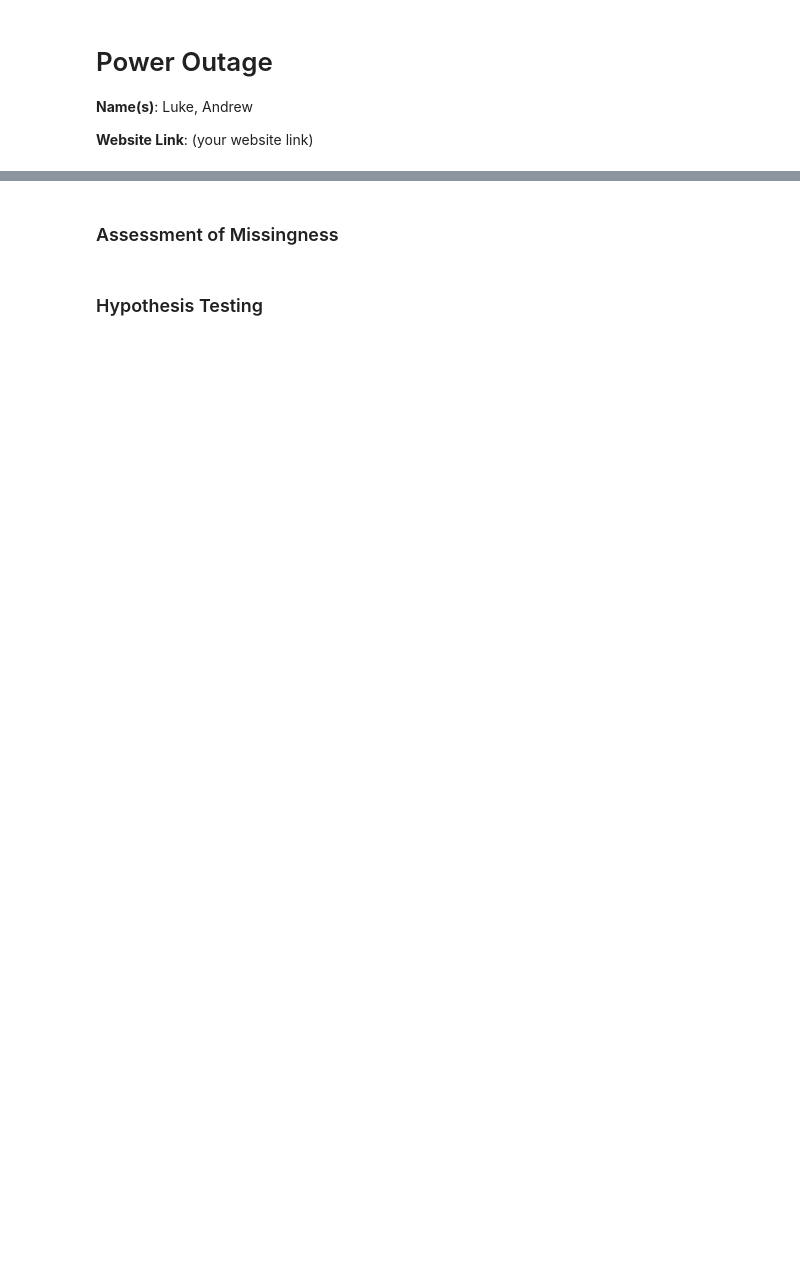
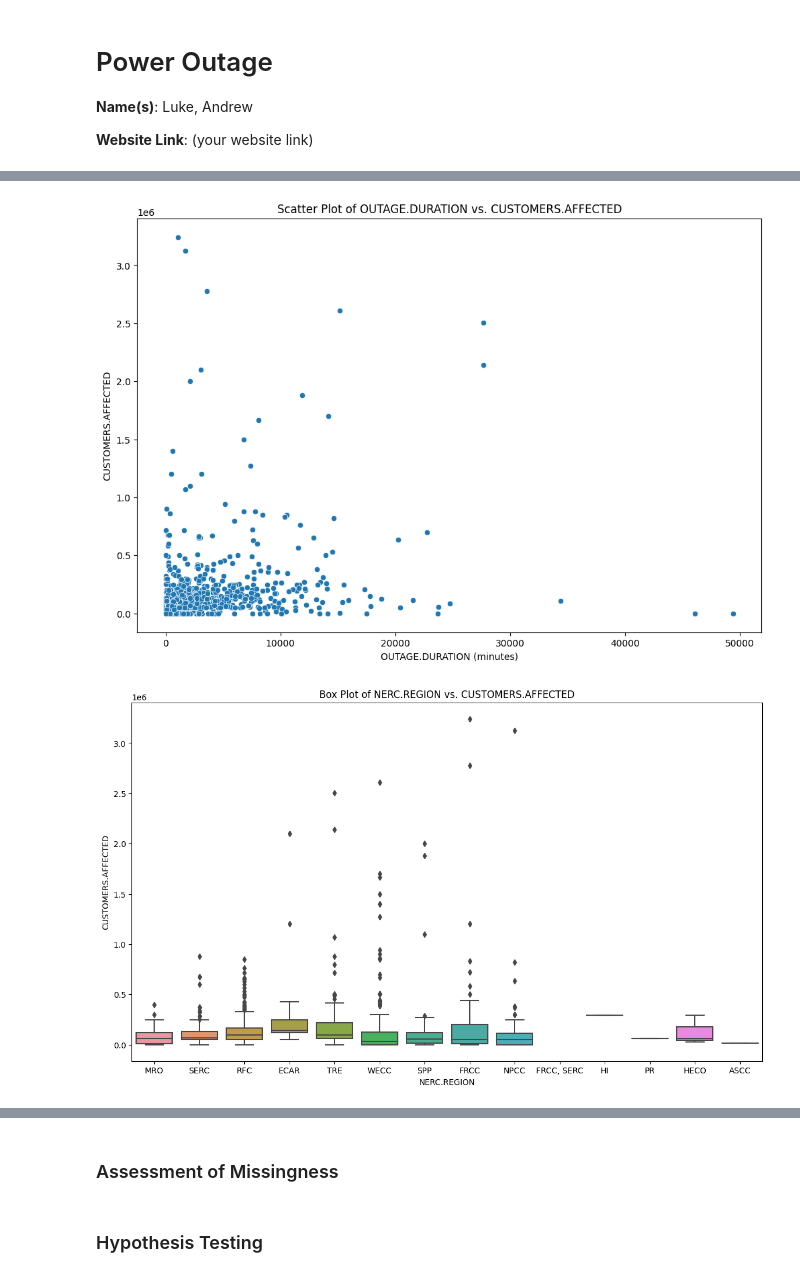
Before and after one commit to ayinfly/lights-out, a Jupyter notebook: template.ipynb, the cells around one changed output, grey strips where cells are left out. Drawn from its saved outputs; the diff is of its cells as text; code cells hidden in the pictures; blank space fills up the shorter version.

```diff
--- a/template.ipynb
+++ b/template.ipynb
@@ -52,0 +186,19 @@ KeyError: 'variables'
+# %%
+# Scatter plot of OUTAGE.DURATION vs. CUSTOMERS.AFFECTED
+plt.figure(figsize=(12, 8))
+sns.scatterplot(x='OUTAGE.DURATION', y='CUSTOMERS.AFFECTED', data=outage_cleaned)
+plt.title('Scatter Plot of OUTAGE.DURATION vs. CUSTOMERS.AFFECTED')
+plt.xlabel('OUTAGE.DURATION (minutes)')
+plt.ylabel('CUSTOMERS.AFFECTED')
+plt.show()
+
+# Box plot of NERC.REGION vs. CUSTOMERS.AFFECTED
+plt.figure(figsize=(14, 8))
+sns.boxplot(x='NERC.REGION', y='CUSTOMERS.AFFECTED', data=outage_cleaned)
+plt.title('Box Plot of NERC.REGION vs. CUSTOMERS.AFFECTED')
+plt.xlabel('NERC.REGION')
+plt.ylabel('CUSTOMERS.AFFECTED')
+plt.show()
+# %% [output]
+[figure, added]
+[figure, added]
```
Also changed, not shown: parts of 19 cells of this notebook.
